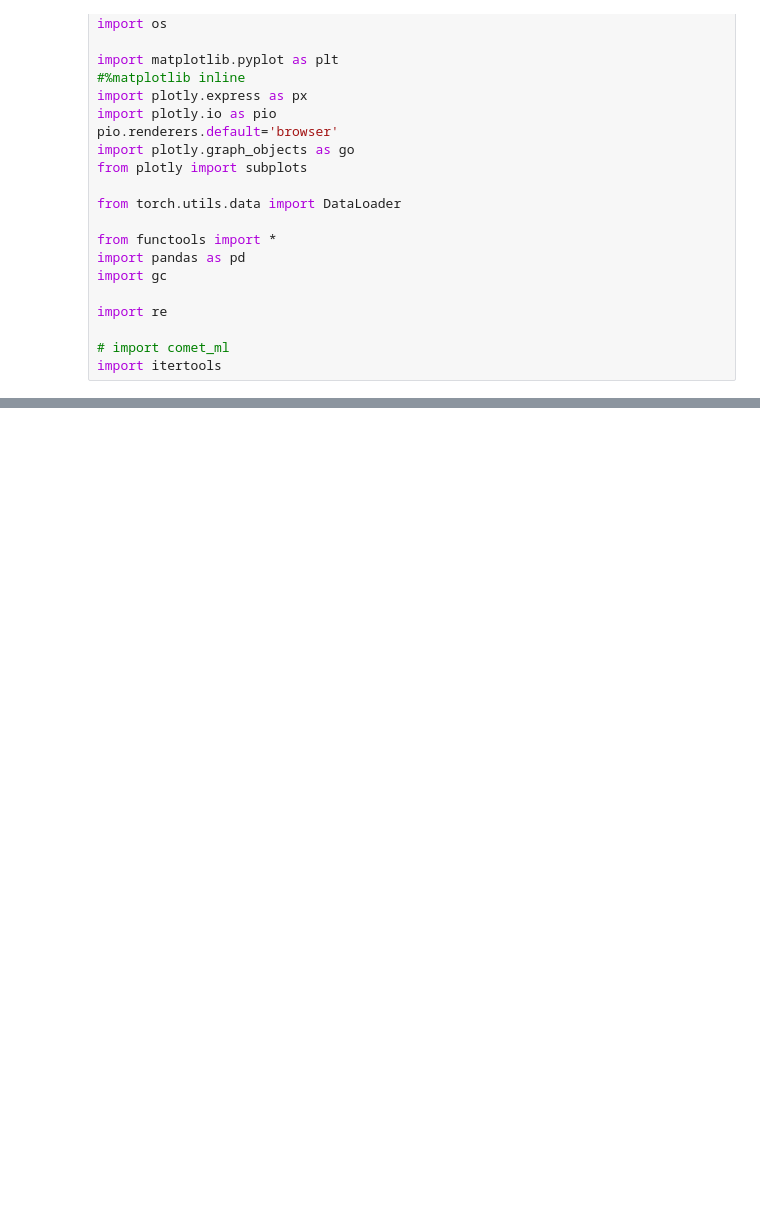
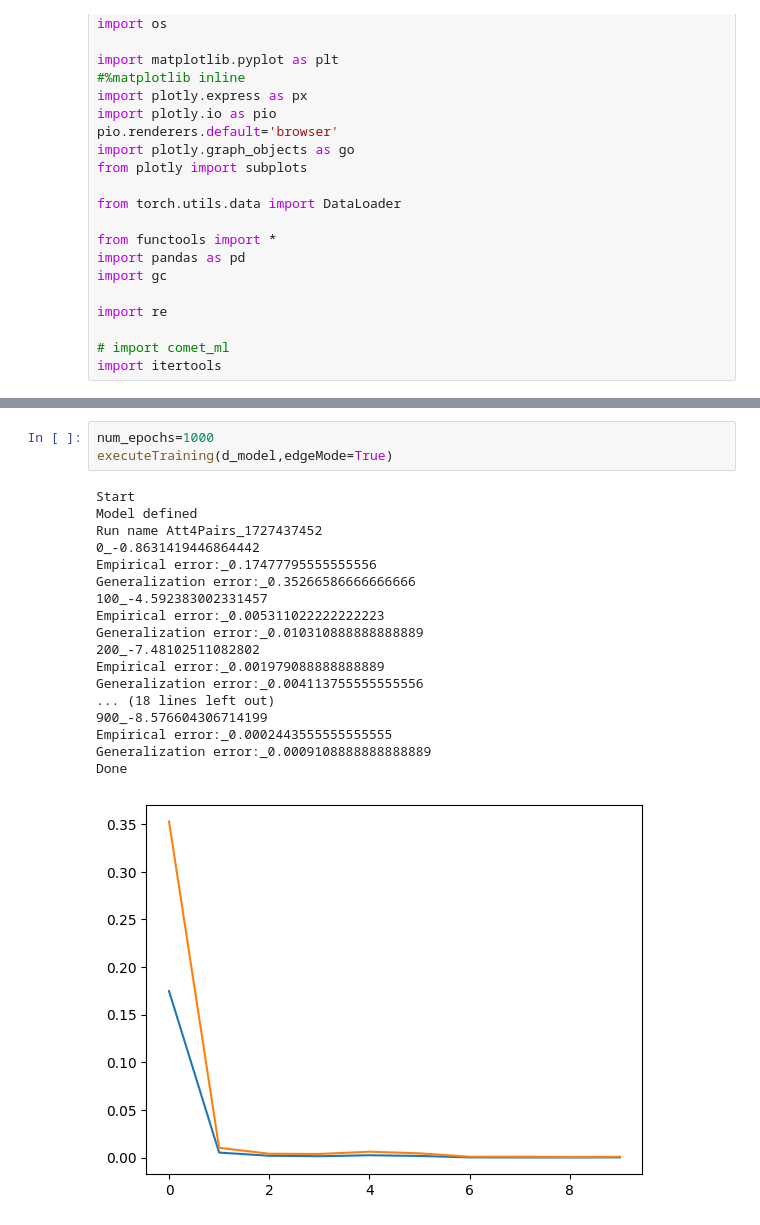
Before and after one commit to tsteifer/transformers-for-triangle-free-graphs, a Jupyter notebook: Triangle_freeness_testing_with_generalized_attention.ipynb, the cells around one changed output, grey strips where cells are left out. Cells and saved outputs as stored; diff of their text form; blank space fills up the shorter version.

```diff
--- a/Triangle_freeness_testing_with_generalized_attention.ipynb
+++ b/Triangle_freeness_testing_with_generalized_attention.ipynb
@@ -602,0 +574,22 @@ How many triangle-free graphs in the sample?
+# %%
+num_epochs=1000
+executeTraining(d_model,edgeMode=True)
+# %% [output]
+Start
+Model defined
+Run name Att4Pairs_1727437452
+0_-0.8631419446864442
+Empirical error:_0.17477795555555556
+Generalization error:_0.35266586666666666
+100_-4.592383002331457
+Empirical error:_0.005311022222222223
+Generalization error:_0.010310888888888889
+200_-7.48102511082802
+Empirical error:_0.001979088888888889
+Generalization error:_0.004113755555555556
+... (18 lines left out)
+900_-8.576604306714199
+Empirical error:_0.0002443555555555555
+Generalization error:_0.0009108888888888889
+Done
+[figure, added]
```
Also changed, not shown: parts of 9 cells of this notebook.
